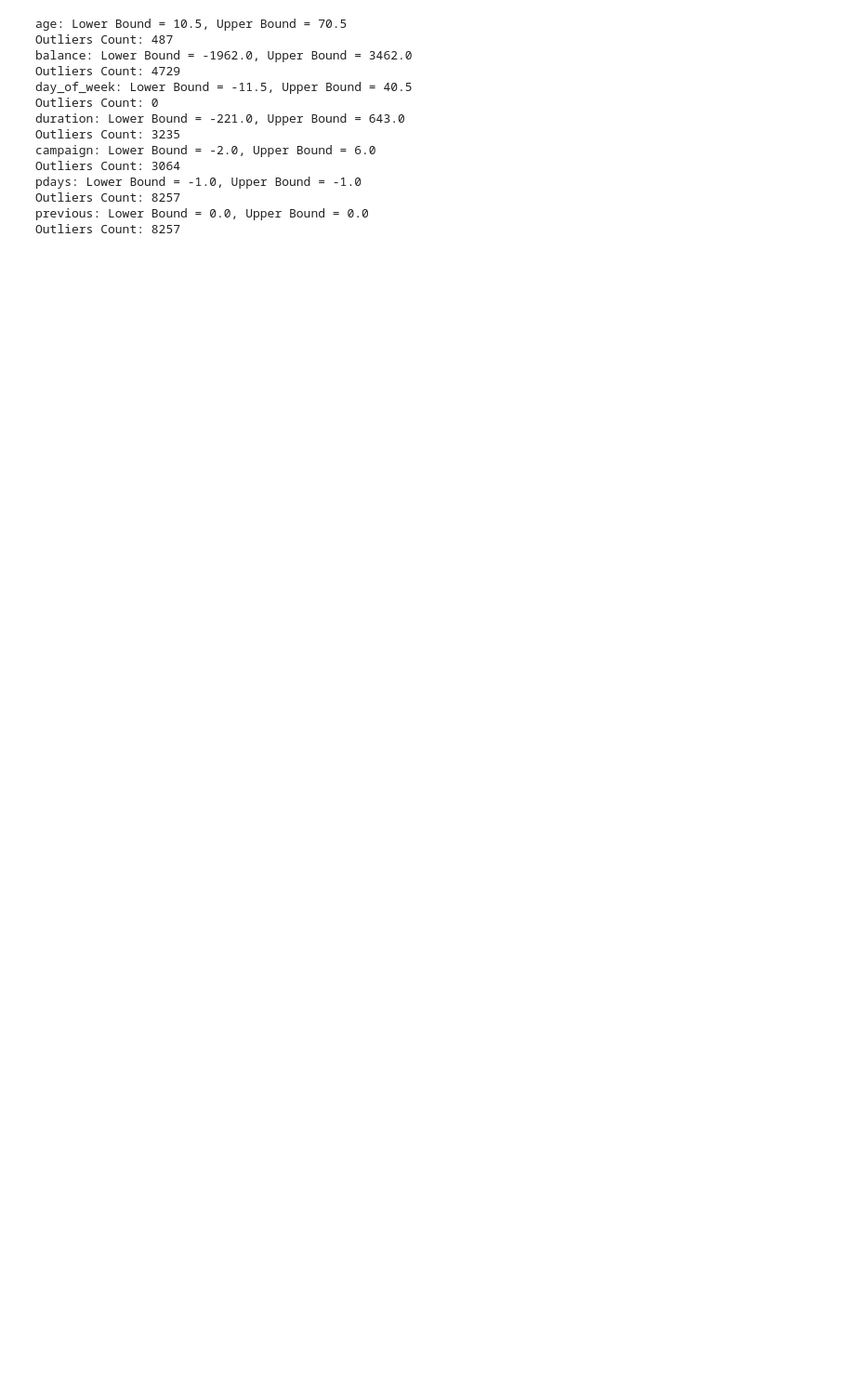
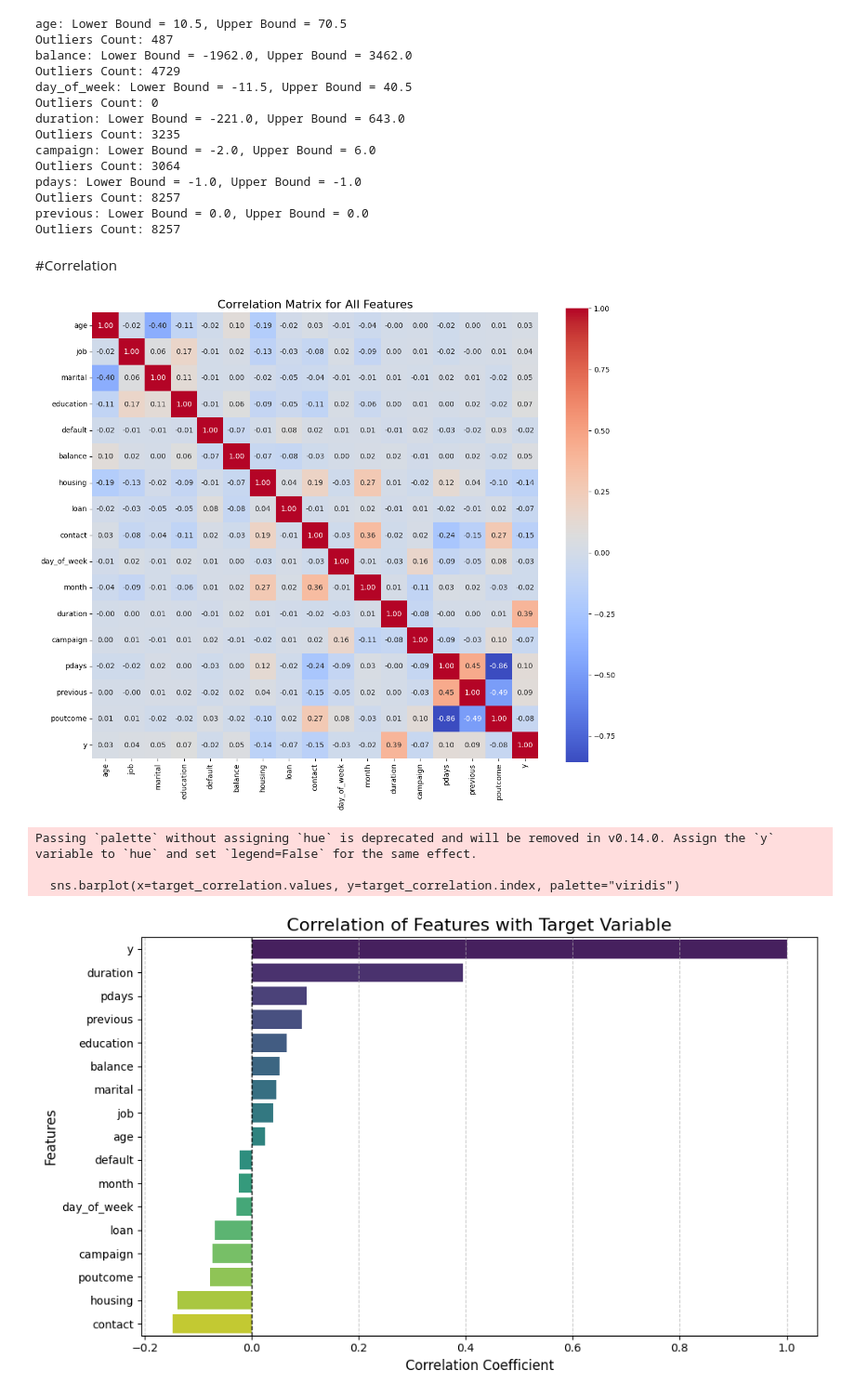
Before and after one commit to Sazul19/bank-marketing-prediction, a Jupyter notebook: data/data_exploration.ipynb, the cells around one changed output. Shown at 93% size. Saved outputs shown, nothing was run; the diff lists cells and outputs as text; code cells hidden in the pictures; blank space fills up the shorter version.

```diff
--- a/data/data_exploration.ipynb
+++ b/data/data_exploration.ipynb
@@ -434,11 +501,0 @@ for column in numerical_columns:
-# %%
-#correlation matrix
-
-correlation_matrix=X.select_dtypes(include=["number"]).corr()
-
-#heatmap to visualize correlation
-
-plt.figure(figsize=(10,8))
-sns.heatmap(correlation_matrix, annot=True, cmap='coolwarm', fmt=".2f")
-plt.title("Correlation Matrix")
-plt.show()
@@ -538,3 +593,60 @@ pdays: Lower Bound = -1.0, Upper Bound = -1.0
 Outliers Count: 8257
 previous: Lower Bound = 0.0, Upper Bound = 0.0
 Outliers Count: 8257
+# %% [markdown]
+#Correlation
+# %%
+def analyze_feature_correlations(df, target_column):
+    """
+    Analyzes correlations between features and a target variable in a DataFrame.
+
+    Args:
+        df (pd.DataFrame): The input DataFrame.
+        target_column (str): The name of the target variable.
+
+    Returns:
+        pd.Series: Correlation of features with the target variable.
+    """
+    # Copy the DataFrame to avoid modifying the original
+    df_encoded = df.copy()
+
+    # Encode categorical features
+    categorical_features = df.select_dtypes(include=['object']).columns
+    label_encoders = {}
+    for col in categorical_features:
+        le = LabelEncoder()
+        df_encoded[col] = le.fit_transform(df[col])
+        label_encoders[col] = le
+
+    # Compute correlation matrix
+    correlation_matrix = df_encoded.corr()
+
+    # Extract correlation of all features with the target variable
+    target_correlation = correlation_matrix[target_column].sort_values(ascending=False)
+
+    # Plot the full correlation matrix
+    plt.figure(figsize=(12, 10))
+    sns.heatmap(correlation_matrix, annot=True, fmt=".2f", cmap="coolwarm", cbar=True, square=True)
+    plt.title("Correlation Matrix for All Features", fontsize=16)
+    plt.tight_layout()
+    plt.show()
+
+    # Plot correlations of all features with the target
+    plt.figure(figsize=(10, 6))
+    sns.barplot(x=target_correlation.values, y=target_correlation.index, palette="viridis")
+    plt.title("Correlation of Features with Target Variable", fontsize=16)
+    plt.xlabel("Correlation Coefficient", fontsize=12)
+    plt.ylabel("Features", fontsize=12)
+    plt.axvline(0, color='black', linestyle='--', linewidth=1)
+    plt.grid(axis='x', linestyle='--', alpha=0.7)
+    plt.tight_layout()
+    plt.show()
+
+    return target_correlation
+analyze_feature_correlations(df, 'y')
+# %% [output]
+[figure, added]
+Passing `palette` without assigning `hue` is deprecated and will be removed in v0.14.0. Assign the `y` variable to `hue` and set `legend=False` for the same effect.
+
+  sns.barplot(x=target_correlation.values, y=target_correlation.index, palette="viridis")
+[figure, added]
```
Also changed, not shown: parts of 19 cells of this notebook.
